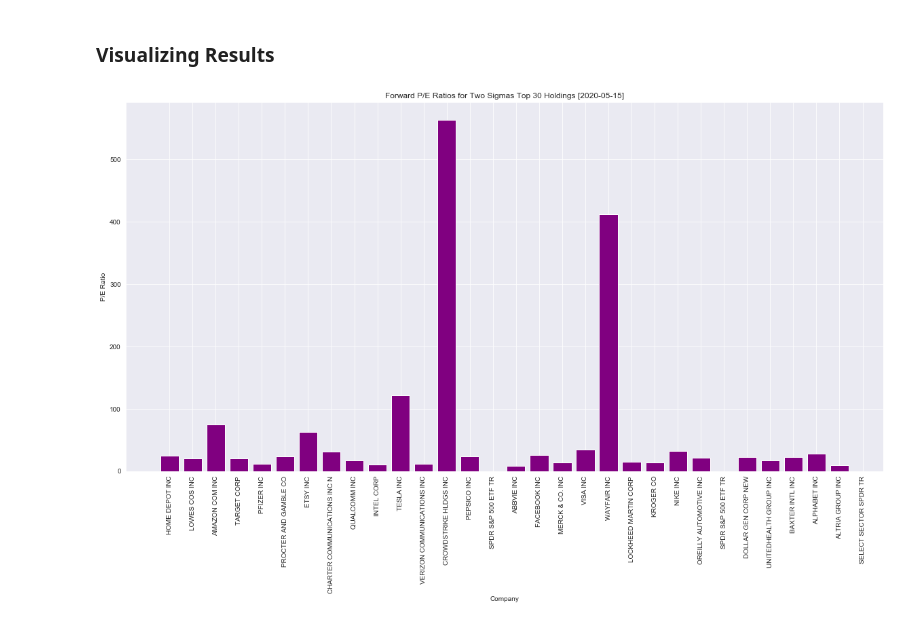
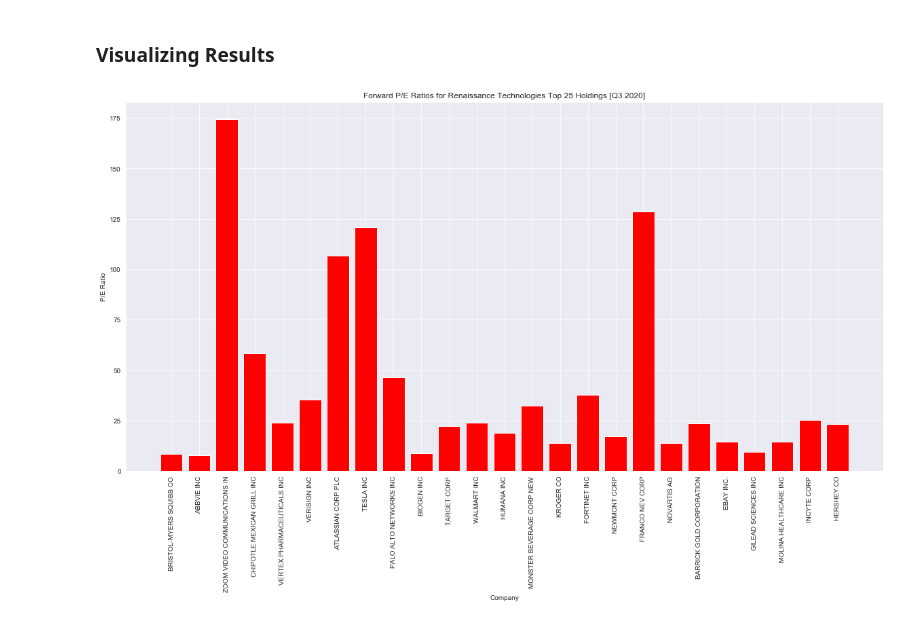
Before and after one commit to QueensU-Alternative-Asset-Fund/QFin, a Jupyter notebook: SEC_13F_scraping.ipynb, the cells around one changed output. Drawn from its saved outputs; the diff is of its cells as text; code cells hidden in the pictures.

```diff
--- a/SEC_13F_scraping.ipynb
+++ b/SEC_13F_scraping.ipynb
@@ -118,21 +122,18 @@ def array_PE_data(self):
 # %%
-#Extracting tickers for Two Sigma's top 30 holdings
-top_30_two_sigma_df = two_sigma_df.sort_values(by="VALUE", ascending=False)[["NAME_OF_ISSUER","VALUE"]][:31]
-top_30_two_sigma = list(top_30_two_sigma_df.NAME_OF_ISSUER)
-top_30_two_sigma_tickers = ticker_array_convert(top_30_two_sigma)
-
-#Pulling in trailing PE values for Two Sigma's top 30 holdings
-top_30_two_sigma_PE_vals = array_PE_data(top_30_two_sigma_tickers)
+#Extracting tickers for Two Sigma's top 30 holdings using ticker_array_convert() func
+top_30_renaissance_df = renaissance_df.sort_values(by="VALUE", ascending=False)[["NAME_OF_ISSUER","VALUE"]][:30]
+top_30_renaissance = list(top_30_renaissance_df.NAME_OF_ISSUER)
+top_30_renaissance_tickers = ticker_array_convert(top_30_renaissance)
+# %%
+#Pulling in finanical/economic data for Renaissance's top 30 holdings using company_info_df() func
+top_30_renaissance_info = company_info_df(top_30_renaissance_tickers)
 # %%
-#Formatting PE_vals as a dfs
-top_30_two_sigma_PE_vals_df = pd.DataFrame( top_30_two_sigma_PE_vals,columns=['PE_RATIO'])
+#Resetting df indices
+top_30_renaissance_info.reset_index(drop=True, inplace=True)
+top_30_renaissance_df.reset_index(drop=True, inplace=True)
 
-#Reseting df indices
-top_30_two_sigma_PE_vals_df.reset_index(drop=True, inplace=True)
-top_30_two_sigma_df.reset_index(drop=True, inplace=True)
-
-#Concatenating the two dfs, dropping holdings with NaN P/E Ratios
-top_30_two_sigma_complete_df = pd.concat([top_30_two_sigma_df,top_30_two_sigma_PE_vals_df],axis=1)
-top_30_two_sigma_complete_df.dropna();
-top_30_two_sigma_complete_df.describe()
+#Concatenating the two dfs into one and dropping nans
+top_30_renaissance_complete_df = pd.concat([top_30_renaissance_df,top_30_renaissance_info],axis=1)
+top_30_renaissance_complete_df = top_30_renaissance_complete_df.dropna()
+top_30_renaissance_complete_df.head(10)
 # %% [output]
@@ -148,19 +175,21 @@ top_30_two_sigma_complete_df.describe()
 # %% [markdown]
 ### Visualizing Results
 # %%
-#Visualizing top 30 holdings
-a = top_30_two_sigma_complete_df.NAME_OF_ISSUER
-b = top_30_two_sigma_complete_df.PE_RATIO
+#Forward P/E ratios
+
+#Extracting values from df
+a = top_30_renaissance_complete_df.NAME_OF_ISSUER
+b = top_30_renaissance_complete_df.FORWARD_PE
 c = range(len(b))
 
+#Plotting results
 fig = plt.figure(figsize=(20,10))
 ax = fig.add_subplot(111)
-ax.bar(c, b,color ='purple')
-
+ax.bar(c, b,color ='red')
 plt.xticks(c, a, rotation=90);
-plt.title('Forward P/E Ratios for Two Sigmas Top 30 Holdings [2020-05-15]');
+plt.title('Forward P/E Ratios for Renaissance Technologies Top 25 Holdings [Q3 2020]');
 plt.xlabel('Company');
 plt.ylabel('P/E Ratio');
 plt.show();
 # %% [output]
-[figure, old version]
+[figure, new version]
```
Also changed, not shown: parts of 16 cells of this notebook.
